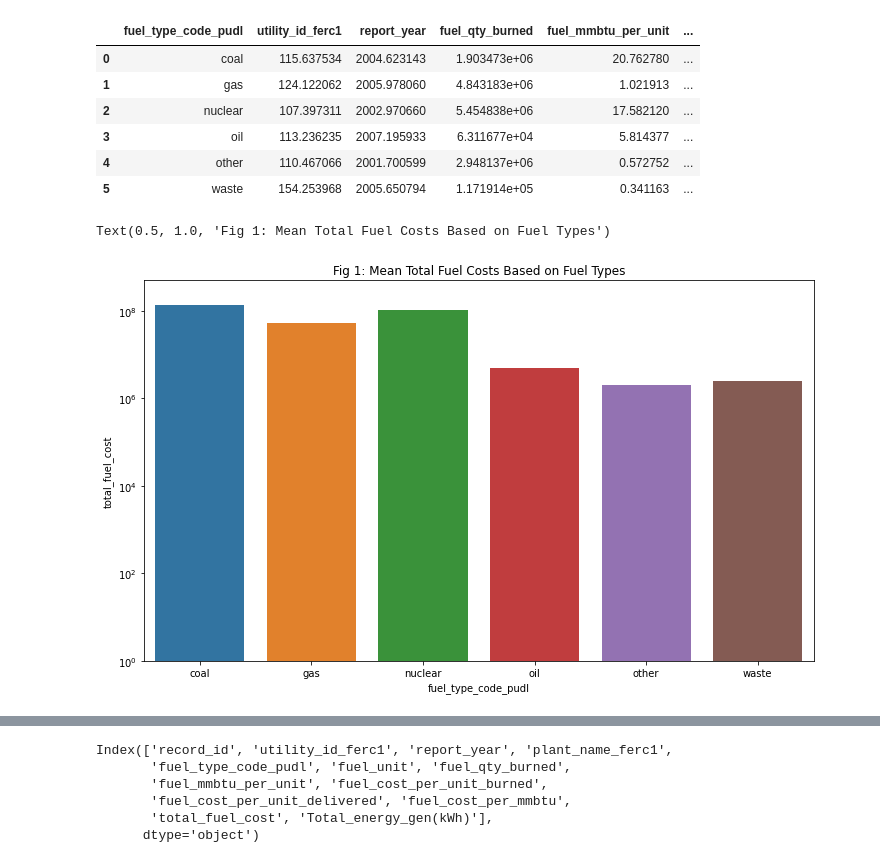
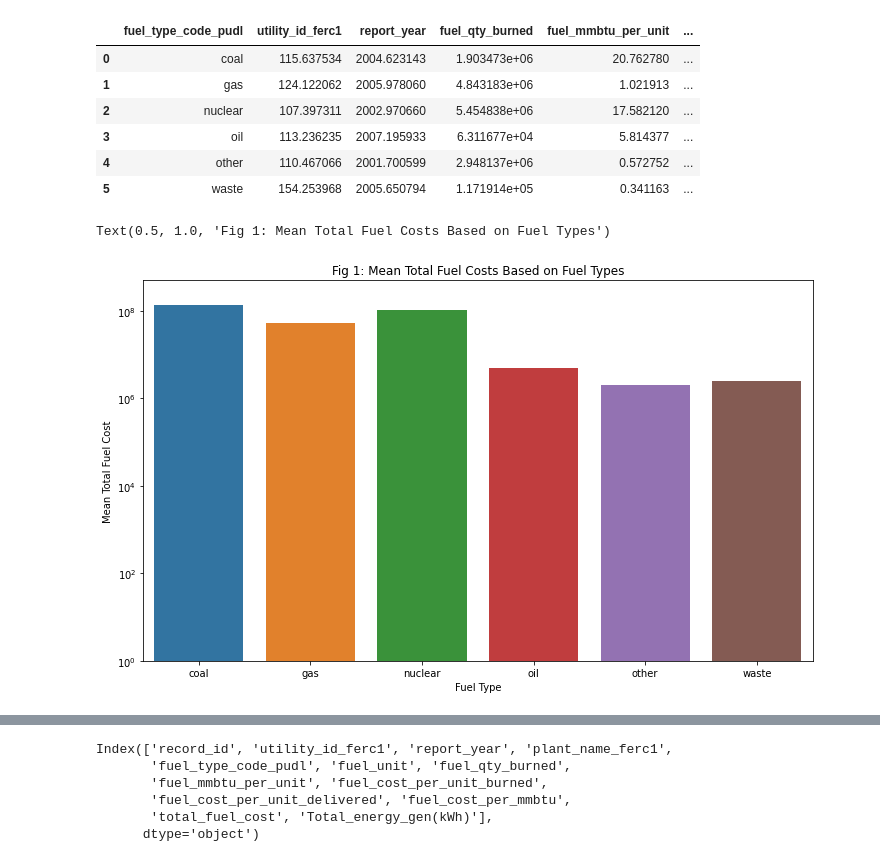
Before and after one commit to Diyoke-Py/Power-plant-project, a Jupyter notebook: Power plant project.ipynb, the cells around one changed output, grey strips where cells are left out. Saved outputs shown, nothing was run; the diff lists cells and outputs as text; code cells hidden in the pictures.

```diff
--- a/Power plant project.ipynb
+++ b/Power plant project.ipynb
@@ -126,18 +163,20 @@ mean_vals
 # %%
 plt.figure(figsize = (12,7)) # create a blank plot platform of size 12 x 7 (B x L, respectively)
 
 #barplot of mean total fuel cost  of plants based on fuel types
 tfc = sns.barplot(data=mean_vals, x='fuel_type_code_pudl',y='total_fuel_cost')
 
 #convert y axis to logarithm due to large values
 tfc.set_yscale('log')
 
 #set range of y axis value (from 1 to 150000000)
 tfc.set_ylim(1,500000000)
+plt.xlabel('Fuel Type') # X axis label
+plt.ylabel('Mean Total Fuel Cost') # Y axis label
 plt.title('Fig 1: Mean Total Fuel Costs Based on Fuel Types') #set title
 # %% [output]
 Text(0.5, 1.0, 'Fig 1: Mean Total Fuel Costs Based on Fuel Types')
-[figure, old version]
+[figure, new version]
 # %%
 plt.figure(figsize = (12,7)) # create a blank plot platform of size 12 x 7 (B x L, respectively)
 
```
Also changed, not shown: parts of 25 cells of this notebook.
